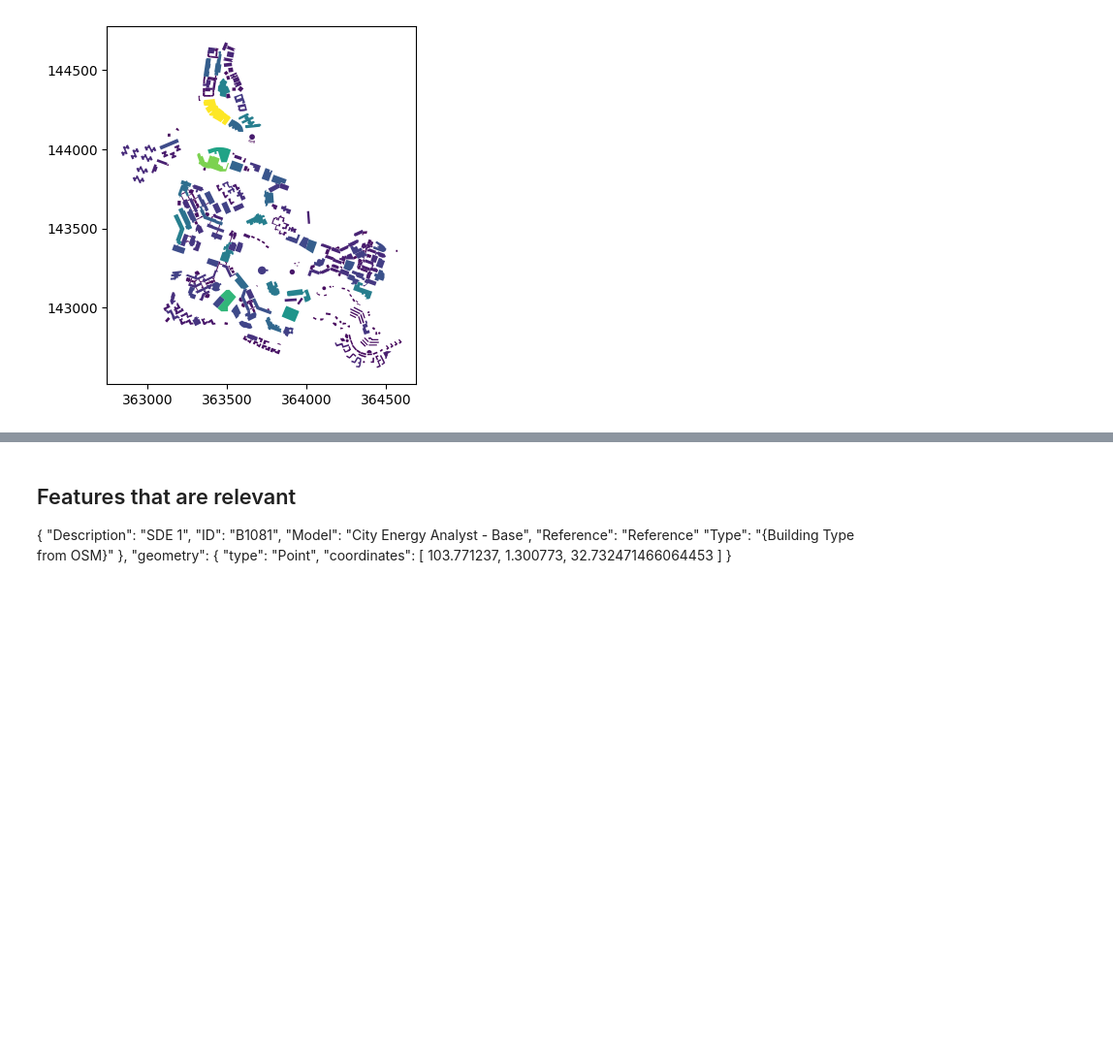
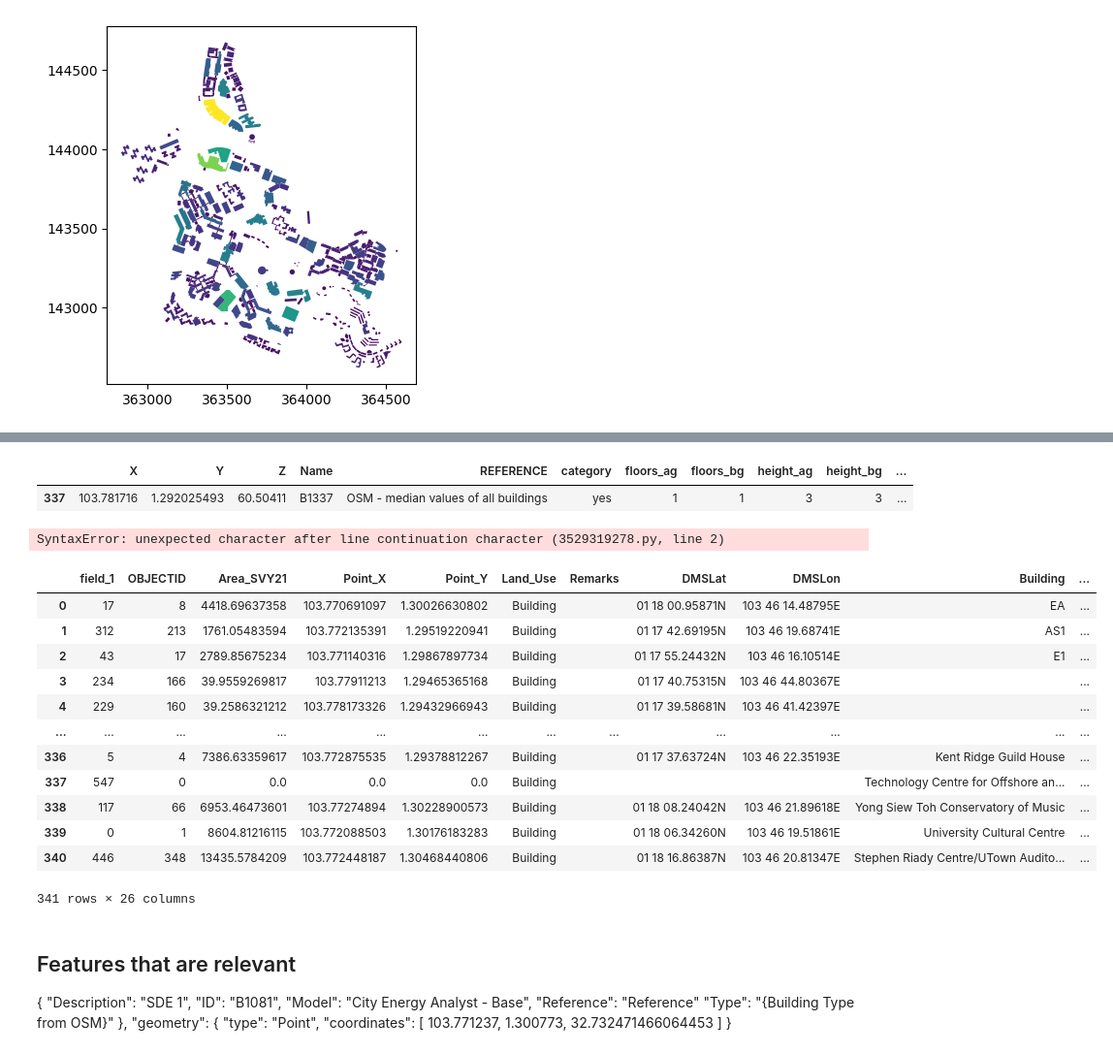
Before and after one commit to c0nb4/NUS_CEA_DT, a Jupyter notebook: src/features_prep.ipynb, the cells around one changed output, grey strips where cells are left out. Shown at 97% size. Saved outputs shown, nothing was run; the diff lists cells and outputs as text; code cells hidden in the pictures; blank space fills up the shorter version.

```diff
--- a/src/features_prep.ipynb
+++ b/src/features_prep.ipynb
@@ -7,6 +17,12 @@ parent_dir = os.path.dirname(os.getcwd())
 # %%
-relativ_centroids = r'auxilary\centroids_mappedheight_names.csv'
+# Data in auxilary\centroids_mappedheight_names.csv is created in
+
+relativ_centroids = r'auxilary\centroids_mappedheight.csv'
+relativ_building_names = r'auxilary\centroids_mappedheight_names.csv'
+
 path_centroid = os.path.join(parent_dir, relativ_centroids)
+path_building_names = os.path.join(parent_dir, relativ_building_names)
+
 relativ_shape = r'CEA_model\2030_Baseline\inputs\building-geometry\zone.shp'
 path_shape = os.path.join(parent_dir, relativ_shape)
 # %%
@@ -52,0 +107,5 @@ buildings = ["B1081", "B1082", "B1083", "B1295"]
+# %%
+DT_gdf_centroid[DT_gdf_centroid["Name"].isin(["B1337"])]
+# %% [output]
+|  | X | Y | Z | Name | REFERENCE | category | floors_ag | floors_bg | height_ag | height_bg | ... |
+| 337 | 103.781716 | 1.292025493 | 60.50411 | B1337 | OSM - median values of all buildings | yes | 1 | 1 | 3 | 3 | ... |
@@ -53,3 +115,26 @@ buildings = ["B1081", "B1082", "B1083", "B1295"]
+# %%
+path_building_names
+C:\Users\felix\Programmieren\CEA_NUS_DT\auxilary\centroids_mappedheight_names.csv
+# %% [output]
+SyntaxError: unexpected character after line continuation character (3529319278.py, line 2)
+# %%
+# Load Data from previouls merged file
+DT_gdf_names = gpd.read_file(path_building_names)
+DT_gdf_names
+# %% [output]
+|  | field_1 | OBJECTID | Area_SVY21 | Point_X | Point_Y | Land_Use | Remarks | DMSLat | DMSLon | Building | ... |
+| 0 | 17 | 8 | 4418.69637358 | 103.770691097 | 1.30026630802 | Building |  | 01 18 00.95871N | 103 46 14.48795E | EA | ... |
+| 1 | 312 | 213 | 1761.05483594 | 103.772135391 | 1.29519220941 | Building |  | 01 17 42.69195N | 103 46 19.68741E | AS1 | ... |
+| 2 | 43 | 17 | 2789.85675234 | 103.771140316 | 1.29867897734 | Building |  | 01 17 55.24432N | 103 46 16.10514E | E1 | ... |
+| 3 | 234 | 166 | 39.9559269817 | 103.77911213 | 1.29465365168 | Building |  | 01 17 40.75315N | 103 46 44.80367E |  | ... |
+| 4 | 229 | 160 | 39.2586321212 | 103.778173326 | 1.29432966943 | Building |  | 01 17 39.58681N | 103 46 41.42397E |  | ... |
+| ... | ... | ... | ... | ... | ... | ... | ... | ... | ... | ... | ... |
+| 336 | 5 | 4 | 7386.63359617 | 103.772875535 | 1.29378812267 | Building |  | 01 17 37.63724N | 103 46 22.35193E | Kent Ridge Guild House | ... |
+| 337 | 547 | 0 | 0.0 | 0.0 | 0.0 | Building |  |  |  | Technology Centre for Offshore an... | ... |
+| 338 | 117 | 66 | 6953.46473601 | 103.77274894 | 1.30228900573 | Building |  | 01 18 08.24042N | 103 46 21.89618E | Yong Siew Toh Conservatory of Music | ... |
+| 339 | 0 | 1 | 8604.81216115 | 103.772088503 | 1.30176183283 | Building |  | 01 18 06.34260N | 103 46 19.51861E | University Cultural Centre | ... |
+| 340 | 446 | 348 | 13435.5784209 | 103.772448187 | 1.30468440806 | Building |  | 01 18 16.86387N | 103 46 20.81347E | Stephen Riady Centre/UTown Audito... | ... |
+341 rows × 26 columns
 # %%
 # gdf_buildings = gdf_centroid[gdf_centroid["Name"].isin(buildings)]
 # gdf_buildings = gdf_centroid.copy()
```
Also changed, not shown: parts of 21 cells of this notebook, 3 other files.
